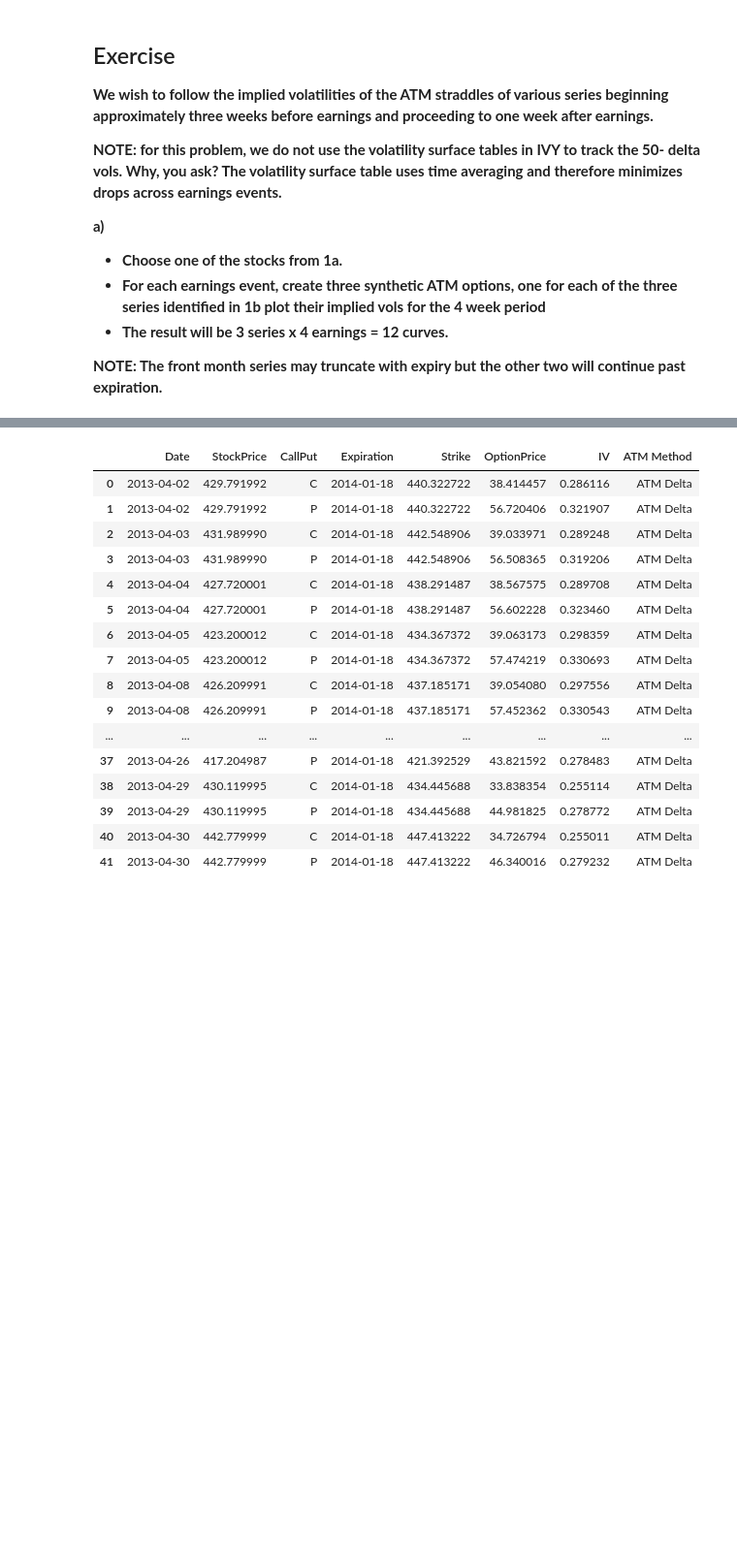
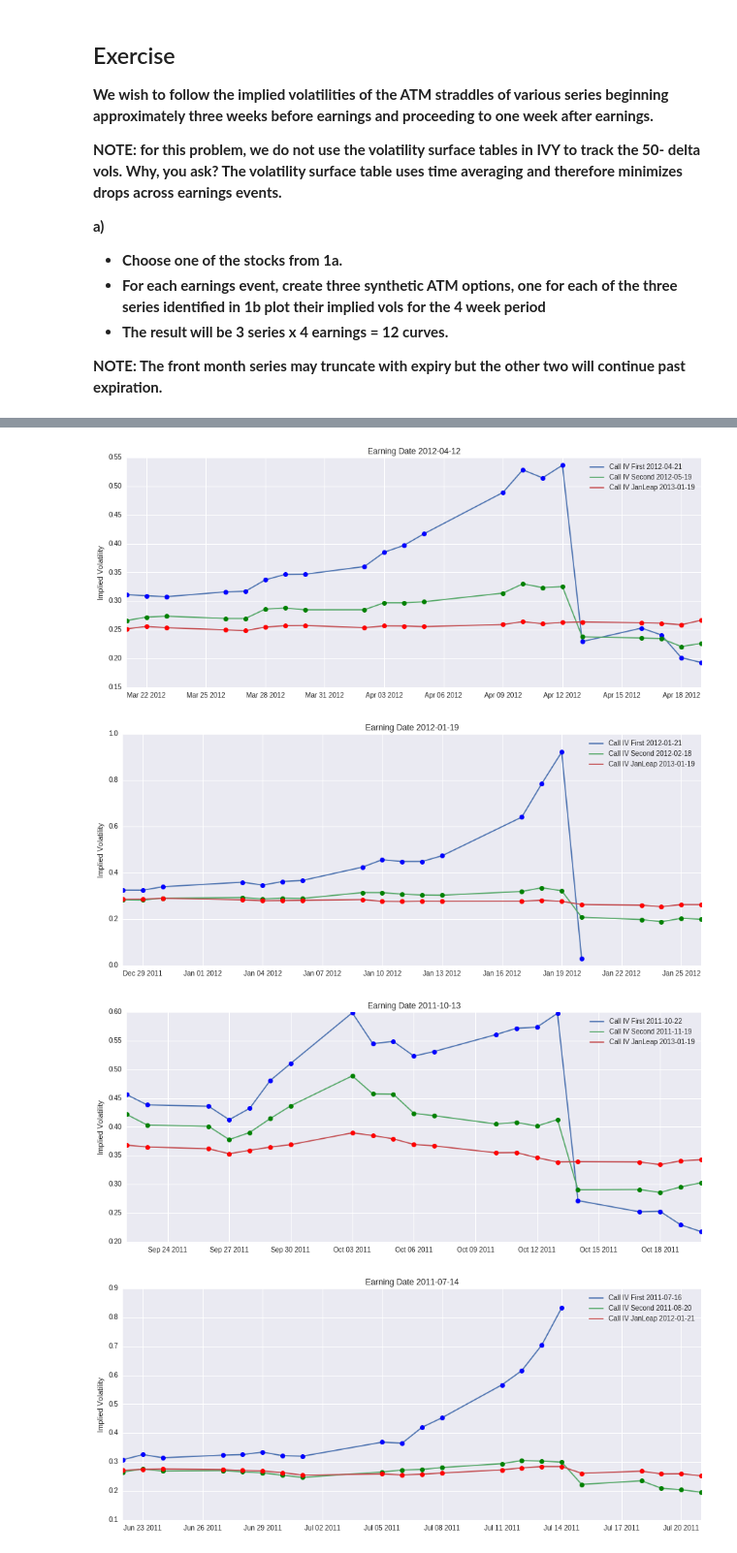
Before and after one commit to bspeice/experimental-finance, a Jupyter notebook: problem_set_5/ProblemSet5.ipynb, the cells around one changed output, grey strips where cells are left out. Shown at 97% size. Cells and saved outputs as stored; diff of their text form; code cells hidden in the pictures; blank space fills up the shorter version.

```diff
--- a/problem_set_5/ProblemSet5.ipynb
+++ b/problem_set_5/ProblemSet5.ipynb
@@ -367,20 +423,0 @@ earn_exp_table
-# %%
-synthetic_ATM('AAPL',earn_exp_table.EarningDate.loc[0],earn_exp_table.JanLeap.loc[0],'D',[-15,5],100)
-# %% [output]
-|  | Date | StockPrice | CallPut | Expiration | Strike | OptionPrice | IV | ATM Method |
-| 0 | 2013-04-02 | 429.791992 | C | 2014-01-18 | 440.322722 | 38.414457 | 0.286116 | ATM Delta |
-| 1 | 2013-04-02 | 429.791992 | P | 2014-01-18 | 440.322722 | 56.720406 | 0.321907 | ATM Delta |
-| 2 | 2013-04-03 | 431.989990 | C | 2014-01-18 | 442.548906 | 39.033971 | 0.289248 | ATM Delta |
-| 3 | 2013-04-03 | 431.989990 | P | 2014-01-18 | 442.548906 | 56.508365 | 0.319206 | ATM Delta |
-| 4 | 2013-04-04 | 427.720001 | C | 2014-01-18 | 438.291487 | 38.567575 | 0.289708 | ATM Delta |
-| 5 | 2013-04-04 | 427.720001 | P | 2014-01-18 | 438.291487 | 56.602228 | 0.323460 | ATM Delta |
-| 6 | 2013-04-05 | 423.200012 | C | 2014-01-18 | 434.367372 | 39.063173 | 0.298359 | ATM Delta |
-| 7 | 2013-04-05 | 423.200012 | P | 2014-01-18 | 434.367372 | 57.474219 | 0.330693 | ATM Delta |
-| 8 | 2013-04-08 | 426.209991 | C | 2014-01-18 | 437.185171 | 39.054080 | 0.297556 | ATM Delta |
-| 9 | 2013-04-08 | 426.209991 | P | 2014-01-18 | 437.185171 | 57.452362 | 0.330543 | ATM Delta |
-| ... | ... | ... | ... | ... | ... | ... | ... | ... |
-| 37 | 2013-04-26 | 417.204987 | P | 2014-01-18 | 421.392529 | 43.821592 | 0.278483 | ATM Delta |
-| 38 | 2013-04-29 | 430.119995 | C | 2014-01-18 | 434.445688 | 33.838354 | 0.255114 | ATM Delta |
-| 39 | 2013-04-29 | 430.119995 | P | 2014-01-18 | 434.445688 | 44.981825 | 0.278772 | ATM Delta |
-| 40 | 2013-04-30 | 442.779999 | C | 2014-01-18 | 447.413222 | 34.726794 | 0.255011 | ATM Delta |
-| 41 | 2013-04-30 | 442.779999 | P | 2014-01-18 | 447.413222 | 46.340016 | 0.279232 | ATM Delta |
@@ -476,0 +424,39 @@ def synthetic_ATM(ticker,earning_date,expiration,method,day_range,steps):
+# %%
+def earnings_option_series(ticker,start_date,end_date,opt_type):
+    res = {}
+    # Earnings and expirations table
+    df_earnings_exp = earnings_expirations(ticker,start_date,end_date)
+    for t in range(df_earnings_exp.shape[0]):
+        first_exp = df_earnings_exp.First.loc[t]
+        second_exp = df_earnings_exp.Second.loc[t]
+        janleap_exp = df_earnings_exp.JanLeap.loc[t]
+        earning_date = df_earnings_exp.EarningDate.loc[t]
+        first = synthetic_ATM(ticker,earning_date,first_exp,opt_type,'S',[-15,5],100)
+        second = synthetic_ATM(ticker,earning_date,second_exp,opt_type,'S',[-15,5],100)
+        janleap = synthetic_ATM(ticker,earning_date,janleap_exp,opt_type,'D',[-15,5],100)
+        if opt_type=='C': callput='Call'
+        else: callput='Put'
+        fig = plt.figure(figsize=(15,6))
+        plt.plot(first.Date.values, first.IV,
+                label=(callput+' IV First ' +str(first_exp)[:10]))
+        plt.plot(first.Date.values, first.IV.values,'bo')
+        plt.plot(second.Date.values, second.IV,
+                 label=callput+' IV Second ' +str(second_exp)[:10])
+        plt.plot(second.Date.values, second.IV.values,'go')
+        plt.plot(janleap.Date.values, janleap.IV,
+                 label=callput+' IV JanLeap '+str(janleap_exp)[:10])
+        plt.plot(janleap.Date.values, janleap.IV.values,'ro')
+        plt.grid(True)
+        plt.legend(loc=0)
+        plt.ylabel('Implied Volatility')
+        plt.title('Earning Date '+str(earning_date)[:10])
+        plt.show()
+        res[earning_date]={'First':first, 'Second':second,'JanLeap':janleap}
+    return res
+# %%
+res = earnings_option_series('GOOG','2011-06-01','2012-06-01','C')
+# %% [output]
+[figure, added]
+[figure, added]
+[figure, added]
+[figure, added]
```
Also changed, not shown: parts of 9 cells of this notebook, 1 other file.
